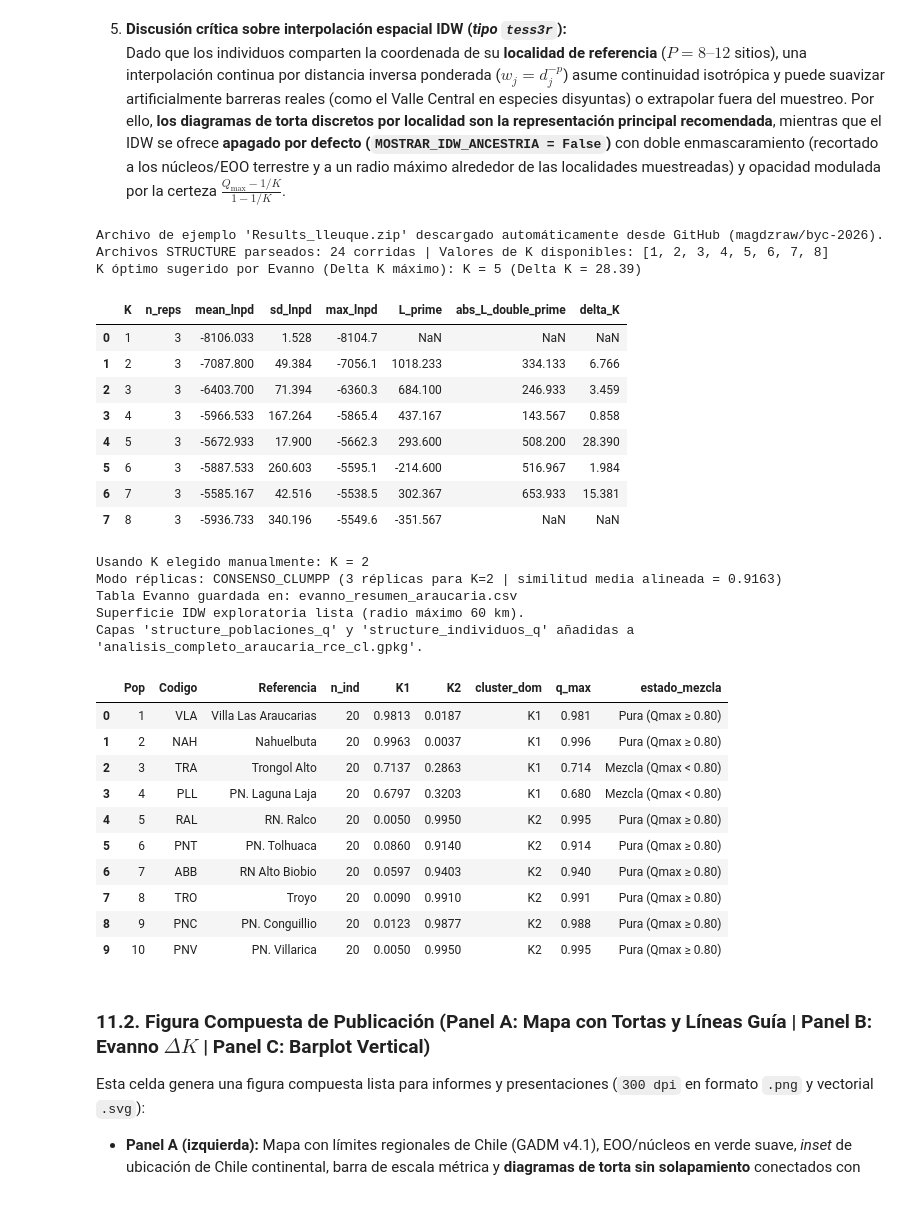
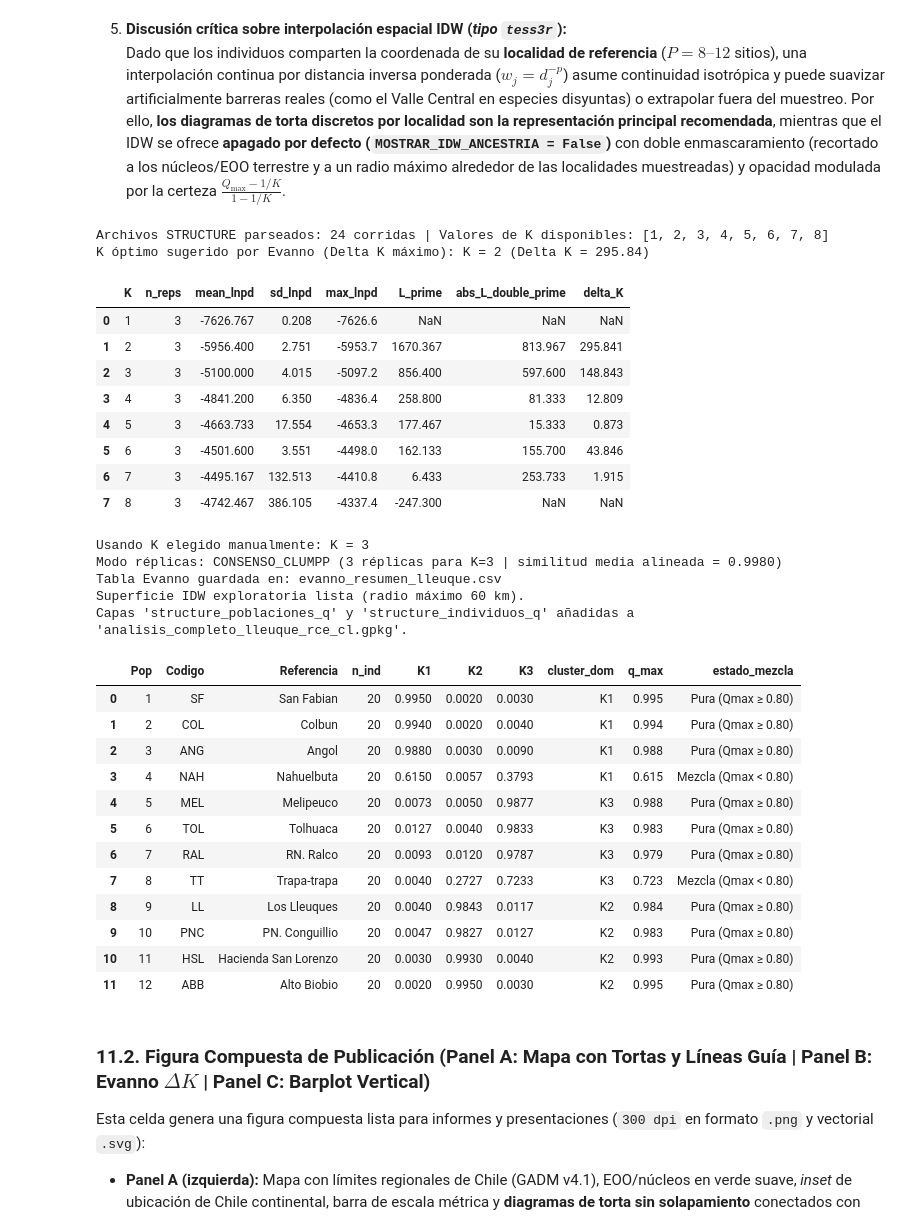
Before and after one commit to magdzraw/byc-2026, a Jupyter notebook: notebooks/BYC_Dist_AOO_EOO.ipynb, the cells around one changed output. Drawn from its saved outputs; the diff is of its cells as text; code cells hidden in the pictures.

```diff
--- a/notebooks/BYC_Dist_AOO_EOO.ipynb
+++ b/notebooks/BYC_Dist_AOO_EOO.ipynb
@@ -80,7 +80,7 @@ Selecciona la **especie** y la **escala de evaluación**:
 > * **Escala fina de literatura (complementaria):** En *Queule* ($1000\text{ m}$, Plan RECOGE Queule MMA-FAO-GEF 2022, pp. 6–7: EOO $4.392{,}5\text{ km}^2$ y AOO $86\text{ km}^2$ en grilla de $1\text{ km}^2$) y *Ruil* ($1000\text{ m}$, fragmentos de 1–60 ha en Cordillera de la Costa del Maule, Plan RECOGE Ruil D.S. 42/2020) se genera una segunda grilla fina para análisis ecológico comparativo.
 # %%
 #@title Parámetros principales del análisis { display-mode: "form" }
-ESPECIE_SELECCIONADA = "Araucaria"  #@param ["Alerce", "Araucaria", "Lleuque", "Queule", "Ruil"]
+ESPECIE_SELECCIONADA = "Lleuque"  #@param ["Alerce", "Araucaria", "Lleuque", "Queule", "Ruil"]
 ESCALA_EVALUACION = "RCE_CHILE"  #@param ["RCE_CHILE", "UICN_GLOBAL"]
 CSV_UNIFICADO = "Coordenadas_codigo.csv"  #@param {type:"string"}
 INCLUIR_SITIOS_CSV_EN_UICN = True  #@param {type:"boolean"}
@@ -1335,8 +1337,8 @@ Este módulo integra los resultados de agrupamiento bayesiano generados en **STR
 # %%
 #@title Parámetros del Módulo 11: Estructura Genética (STRUCTURE) { display-mode: "form" }
 ACTIVAR_MODULO_STRUCTURE = True  #@param {type:"boolean"}
-ARCHIVO_STRUCTURE = "Results_lleuque.zip"  #@param {type:"string"}
-K_SELECCIONADO = 2  #@param {type:"integer"}
+ARCHIVO_STRUCTURE = "Results.zip"  #@param {type:"string"}
+K_SELECCIONADO = 3  #@param {type:"integer"}
 MODO_REPLICAS = "CONSENSO_CLUMPP"  #@param ["CONSENSO_CLUMPP", "MEJOR_LNPD"]
 ORDEN_BARPLOT = "ID_ORIGINAL"  #@param ["NORTE_A_SUR", "ID_ORIGINAL"]
 MOSTRAR_IDW_ANCESTRIA = True  #@param {type:"boolean"}
@@ -1712,58 +1714,59 @@ else:
             _gx = _pts_g.x.to_numpy().reshape(_GLON.shape)
             _gy = _pts_g.y.to_numpy().reshape(_GLAT.shape)
             _in_m = shapely.contains_xy(_m_idw, _gx, _gy)
             if np.any(_in_m):
                 _px = gdf_struct_pop_ea.geometry.x.to_numpy()
                 _py = gdf_struct_pop_ea.geometry.y.to_numpy()
                 _Qm = gdf_struct_pop_ea[K_COLS_ACTIVOS].to_numpy(dtype=float)
                 _rgb_p = np.array([mcolors.to_rgb(c) for c in COLORES_ACTIVOS], dtype=np.float32)
                 _dist = np.hypot(_gx[_in_m][:, None] - _px[None, :], _gy[_in_m][:, None] - _py[None, :])
                 _w = 1.0 / np.power(_dist + 250.0, POTENCIA_IDW)
                 _w /= np.sum(_w, axis=1, keepdims=True)
                 _Qi = _w @ _Qm
                 _dom = np.argmax(_Qi, axis=1)
                 _qmax = np.max(_Qi, axis=1)
                 _cert = np.clip((_qmax - 1.0 / K_ACTIVO) / max(1.0 - 1.0 / K_ACTIVO, 1e-6), 0.0, 1.0) if K_ACTIVO > 1 else np.ones_like(_qmax)
                 _rgba = np.zeros((_ng, _ng, 4), dtype=np.float32)
                 _rgba[_in_m, :3] = _rgb_p[_dom]
                 _rgba[_in_m, 3] = 0.15 + 0.47 * _cert
                 IDW_RGBA_WGS84 = _rgba
                 IDW_BOUNDS_WGS84 = [[_lat0, _lon0], [_lat1, _lon1]]
                 print(f"Superficie IDW exploratoria lista (radio máximo {RADIO_MASCARA_IDW_KM} km).")
 
     STRUCTURE_LISTO = True
 
     print(f"Capas 'structure_poblaciones_q' y 'structure_individuos_q' añadidas a '{ARCHIVO_SALIDA}'.")
     display(df_pop_join[["Pop", "Codigo", "Referencia", "n_ind"] + K_COLS_ACTIVOS + ["cluster_dom", "q_max", "estado_mezcla"]])
 # %% [output]
-Archivo de ejemplo 'Results_lleuque.zip' descargado automáticamente desde GitHub (magdzraw/byc-2026).
 Archivos STRUCTURE parseados: 24 corridas | Valores de K disponibles: [1, 2, 3, 4, 5, 6, 7, 8]
-K óptimo sugerido por Evanno (Delta K máximo): K = 5 (Delta K = 28.39)
+K óptimo sugerido por Evanno (Delta K máximo): K = 2 (Delta K = 295.84)
 |  | K | n_reps | mean_lnpd | sd_lnpd | max_lnpd | L_prime | abs_L_double_prime | delta_K |
-| 0 | 1 | 3 | -8106.033 | 1.528 | -8104.7 | NaN | NaN | NaN |
-| 1 | 2 | 3 | -7087.800 | 49.384 | -7056.1 | 1018.233 | 334.133 | 6.766 |
-| 2 | 3 | 3 | -6403.700 | 71.394 | -6360.3 | 684.100 | 246.933 | 3.459 |
-| 3 | 4 | 3 | -5966.533 | 167.264 | -5865.4 | 437.167 | 143.567 | 0.858 |
-| 4 | 5 | 3 | -5672.933 | 17.900 | -5662.3 | 293.600 | 508.200 | 28.390 |
-| 5 | 6 | 3 | -5887.533 | 260.603 | -5595.1 | -214.600 | 516.967 | 1.984 |
-| 6 | 7 | 3 | -5585.167 | 42.516 | -5538.5 | 302.367 | 653.933 | 15.381 |
-| 7 | 8 | 3 | -5936.733 | 340.196 | -5549.6 | -351.567 | NaN | NaN |
+| 0 | 1 | 3 | -7626.767 | 0.208 | -7626.6 | NaN | NaN | NaN |
+| 1 | 2 | 3 | -5956.400 | 2.751 | -5953.7 | 1670.367 | 813.967 | 295.841 |
+| 2 | 3 | 3 | -5100.000 | 4.015 | -5097.2 | 856.400 | 597.600 | 148.843 |
+| 3 | 4 | 3 | -4841.200 | 6.350 | -4836.4 | 258.800 | 81.333 | 12.809 |
+| 4 | 5 | 3 | -4663.733 | 17.554 | -4653.3 | 177.467 | 15.333 | 0.873 |
+| 5 | 6 | 3 | -4501.600 | 3.551 | -4498.0 | 162.133 | 155.700 | 43.846 |
+| 6 | 7 | 3 | -4495.167 | 132.513 | -4410.8 | 6.433 | 253.733 | 1.915 |
+| 7 | 8 | 3 | -4742.467 | 386.105 | -4337.4 | -247.300 | NaN | NaN |
-Usando K elegido manualmente: K = 2
-Modo réplicas: CONSENSO_CLUMPP (3 réplicas para K=2 | similitud media alineada = 0.9163)
-Tabla Evanno guardada en: evanno_resumen_araucaria.csv
+Usando K elegido manualmente: K = 3
+Modo réplicas: CONSENSO_CLUMPP (3 réplicas para K=3 | similitud media alineada = 0.9980)
+Tabla Evanno guardada en: evanno_resumen_lleuque.csv
 Superficie IDW exploratoria lista (radio máximo 60 km).
-Capas 'structure_poblaciones_q' y 'structure_individuos_q' añadidas a 'analisis_completo_araucaria_rce_cl.gpkg'.
+Capas 'structure_poblaciones_q' y 'structure_individuos_q' añadidas a 'analisis_completo_lleuque_rce_cl.gpkg'.
-|  | Pop | Codigo | Referencia | n_ind | K1 | K2 | cluster_dom | q_max | estado_mezcla |
-| 0 | 1 | VLA | Villa Las Araucarias | 20 | 0.9813 | 0.0187 | K1 | 0.981 | Pura (Qmax ≥ 0.80) |
-| 1 | 2 | NAH | Nahuelbuta | 20 | 0.9963 | 0.0037 | K1 | 0.996 | Pura (Qmax ≥ 0.80) |
-| 2 | 3 | TRA | Trongol Alto | 20 | 0.7137 | 0.2863 | K1 | 0.714 | Mezcla (Qmax < 0.80) |
-| 3 | 4 | PLL | PN. Laguna Laja | 20 | 0.6797 | 0.3203 | K1 | 0.680 | Mezcla (Qmax < 0.80) |
-| 4 | 5 | RAL | RN. Ralco | 20 | 0.0050 | 0.9950 | K2 | 0.995 | Pura (Qmax ≥ 0.80) |
-| 5 | 6 | PNT | PN. Tolhuaca | 20 | 0.0860 | 0.9140 | K2 | 0.914 | Pura (Qmax ≥ 0.80) |
-| 6 | 7 | ABB | RN Alto Biobio | 20 | 0.0597 | 0.9403 | K2 | 0.940 | Pura (Qmax ≥ 0.80) |
-| 7 | 8 | TRO | Troyo | 20 | 0.0090 | 0.9910 | K2 | 0.991 | Pura (Qmax ≥ 0.80) |
-| 8 | 9 | PNC | PN. Conguillio | 20 | 0.0123 | 0.9877 | K2 | 0.988 | Pura (Qmax ≥ 0.80) |
-| 9 | 10 | PNV | PN. Villarica | 20 | 0.0050 | 0.9950 | K2 | 0.995 | Pura (Qmax ≥ 0.80) |
+|  | Pop | Codigo | Referencia | n_ind | K1 | K2 | K3 | cluster_dom | q_max | estado_mezcla |
+| 0 | 1 | SF | San Fabian | 20 | 0.9950 | 0.0020 | 0.0030 | K1 | 0.995 | Pura (Qmax ≥ 0.80) |
+| 1 | 2 | COL | Colbun | 20 | 0.9940 | 0.0020 | 0.0040 | K1 | 0.994 | Pura (Qmax ≥ 0.80) |
+| 2 | 3 | ANG | Angol | 20 | 0.9880 | 0.0030 | 0.0090 | K1 | 0.988 | Pura (Qmax ≥ 0.80) |
+| 3 | 4 | NAH | Nahuelbuta | 20 | 0.6150 | 0.0057 | 0.3793 | K1 | 0.615 | Mezcla (Qmax < 0.80) |
+| 4 | 5 | MEL | Melipeuco | 20 | 0.0073 | 0.0050 | 0.9877 | K3 | 0.988 | Pura (Qmax ≥ 0.80) |
+| 5 | 6 | TOL | Tolhuaca | 20 | 0.0127 | 0.0040 | 0.9833 | K3 | 0.983 | Pura (Qmax ≥ 0.80) |
+| 6 | 7 | RAL | RN. Ralco | 20 | 0.0093 | 0.0120 | 0.9787 | K3 | 0.979 | Pura (Qmax ≥ 0.80) |
+| 7 | 8 | TT | Trapa-trapa | 20 | 0.0040 | 0.2727 | 0.7233 | K3 | 0.723 | Mezcla (Qmax < 0.80) |
+| 8 | 9 | LL | Los Lleuques | 20 | 0.0040 | 0.9843 | 0.0117 | K2 | 0.984 | Pura (Qmax ≥ 0.80) |
+| 9 | 10 | PNC | PN. Conguillio | 20 | 0.0047 | 0.9827 | 0.0127 | K2 | 0.983 | Pura (Qmax ≥ 0.80) |
+| 10 | 11 | HSL | Hacienda San Lorenzo | 20 | 0.0030 | 0.9930 | 0.0040 | K2 | 0.993 | Pura (Qmax ≥ 0.80) |
+| 11 | 12 | ABB | Alto Biobio | 20 | 0.0020 | 0.9950 | 0.0030 | K2 | 0.995 | Pura (Qmax ≥ 0.80) |
 # %% [markdown]
 ### 11.2. Figura Compuesta de Publicación (Panel A: Mapa con Tortas y Líneas Guía | Panel B: Evanno $\Delta K$ | Panel C: Barplot Vertical)
 
```
Also changed, not shown: parts of 11 cells of this notebook.
